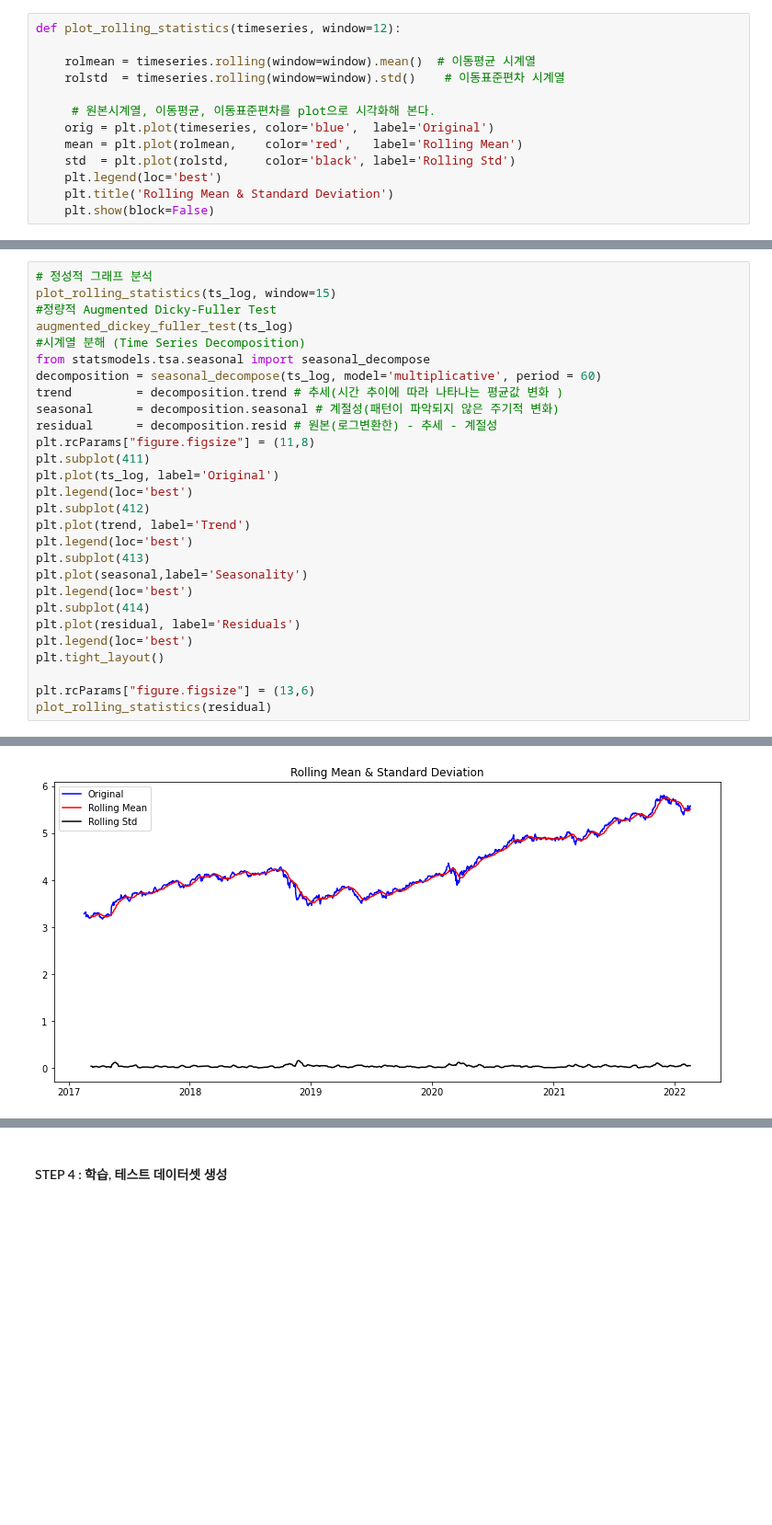
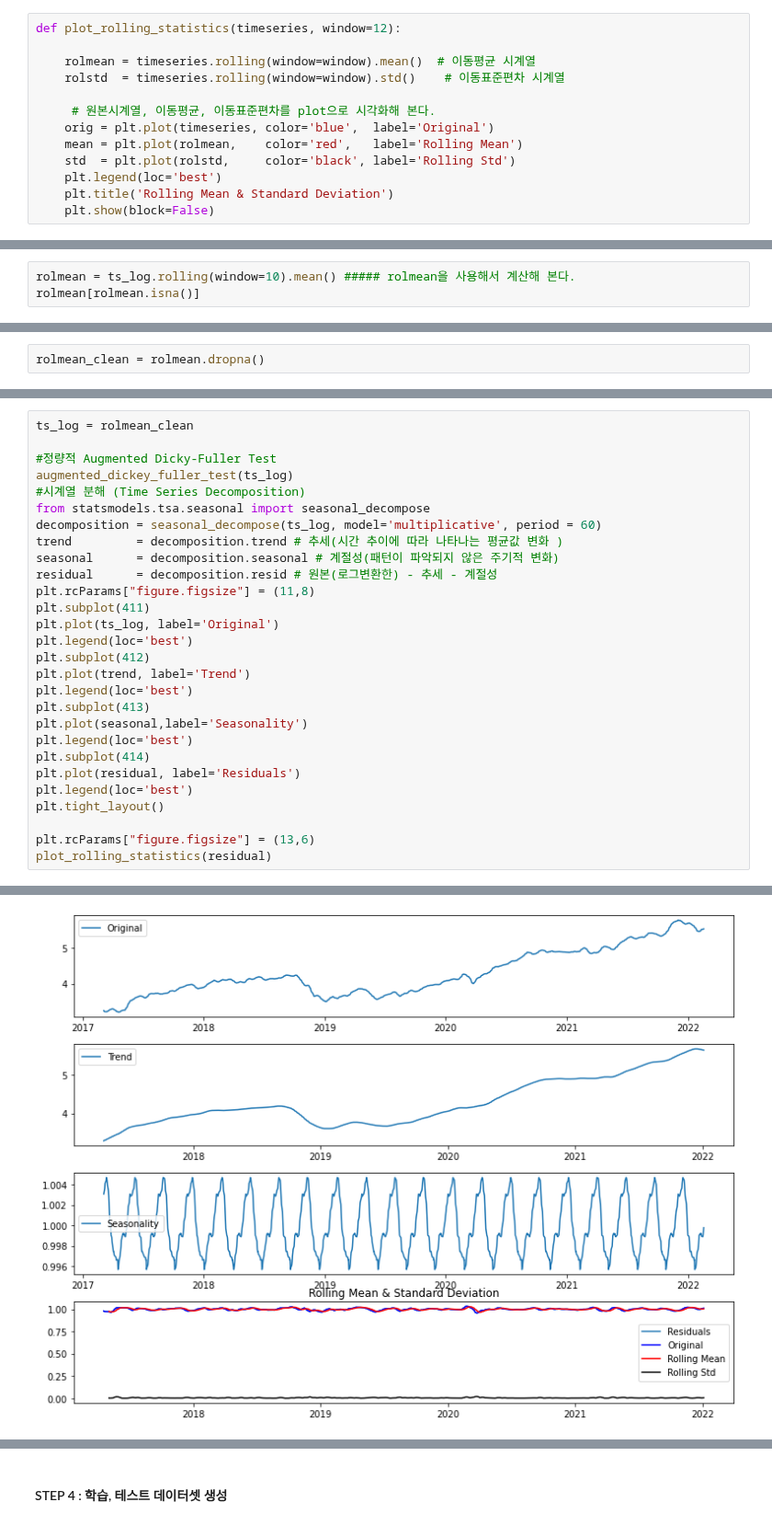
Before and after one commit to Kona-cfd/AIFFEL_PROJECT, a Jupyter notebook: [E-11]stock_prediction.ipynb, the cells around one changed output, grey strips where cells are left out. Shown at 92% size. Saved outputs shown, nothing was run; the diff lists cells and outputs as text; blank space fills up the shorter version.

```diff
--- a/[E-11]stock_prediction.ipynb
+++ b/[E-11]stock_prediction.ipynb
@@ -79,0 +85,3 @@ def plot_rolling_statistics(timeseries, window=12):
+# %%
+rolmean = ts_log.rolling(window=10).mean() ##### rolmean을 사용해서 계산해 본다.
+rolmean[rolmean.isna()]
@@ -79,0 +100,2 @@ def plot_rolling_statistics(timeseries, window=12):
+# %%
+rolmean_clean = rolmean.dropna()
@@ -80,6 +106,6 @@ def plot_rolling_statistics(timeseries, window=12):
 # %%
-# 정성적 그래프 분석
-plot_rolling_statistics(ts_log, window=15)
+ts_log = rolmean_clean
+
 #정량적 Augmented Dicky-Fuller Test
 augmented_dickey_fuller_test(ts_log)
 #시계열 분해 (Time Series Decomposition)
@@ -109 +144 @@ plot_rolling_statistics(residual)
-[figure, old version]
+[figure, new version]
```
Also changed, not shown: parts of 46 cells of this notebook.
